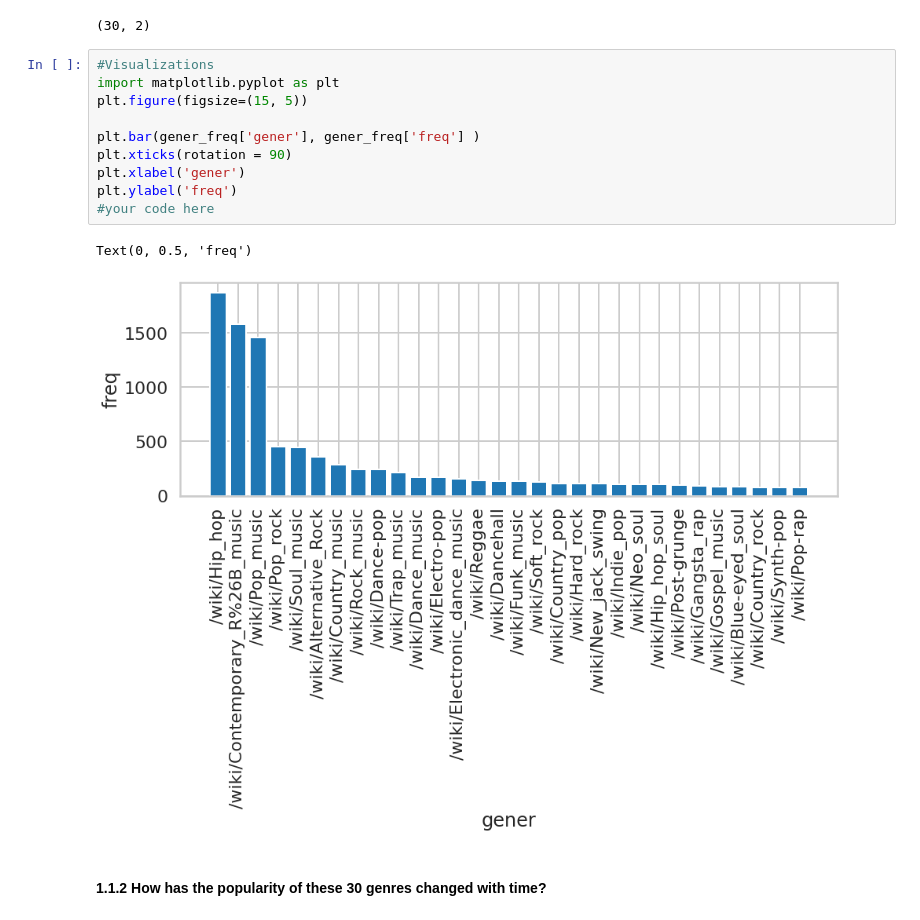
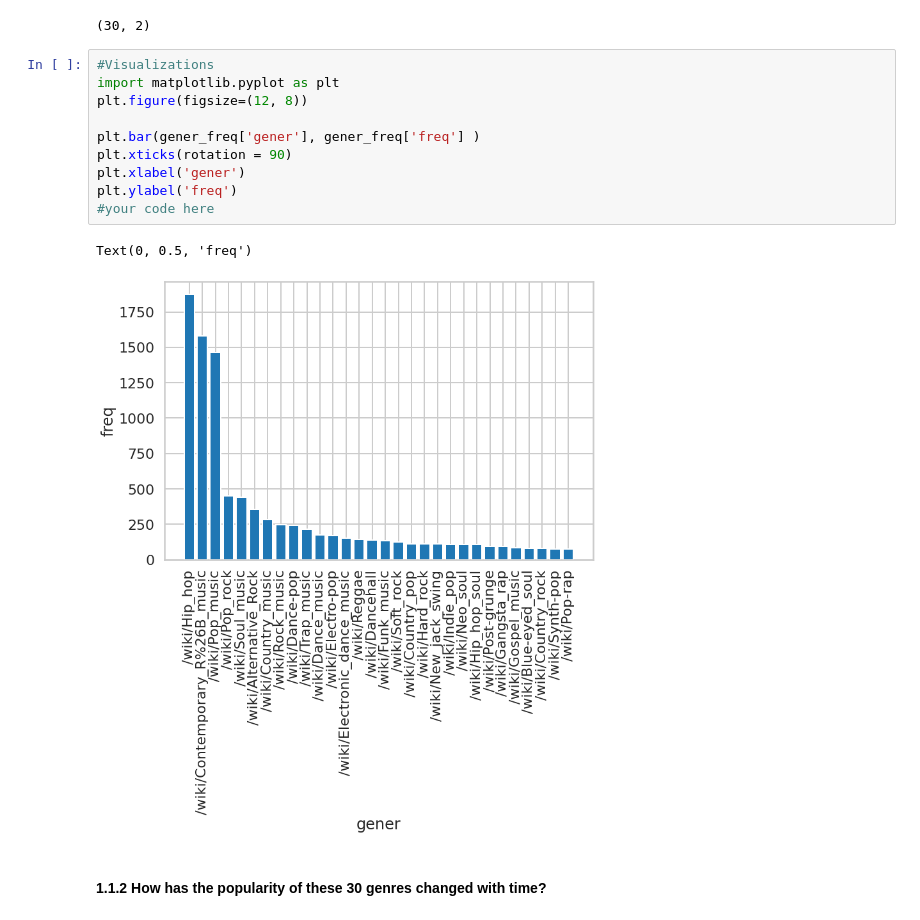
Before and after one commit to azizamirsaidova/homework_2, a Jupyter notebook: distribute_HW2.ipynb, the cells around one changed output. Saved outputs shown, nothing was run; the diff lists cells and outputs as text.

```diff
--- a/distribute_HW2.ipynb
+++ b/distribute_HW2.ipynb
@@ -167,16 +167,16 @@ gener_freq.shape
 # %%
 #Visualizations
 import matplotlib.pyplot as plt
-plt.figure(figsize=(15, 5))
+plt.figure(figsize=(12, 8))
 
 plt.bar(gener_freq['gener'], gener_freq['freq'] )
 plt.xticks(rotation = 90)
 plt.xlabel('gener')
 plt.ylabel('freq')
 #your code here
 # %% [output]
 Text(0, 0.5, 'freq')
-[figure, old version]
+[figure, new version]
 # %% [markdown]
 #### 1.1.2 How has the popularity of these 30 genres changed with time?
 # %% [markdown]
```
Also changed, not shown: parts of 11 cells of this notebook.
